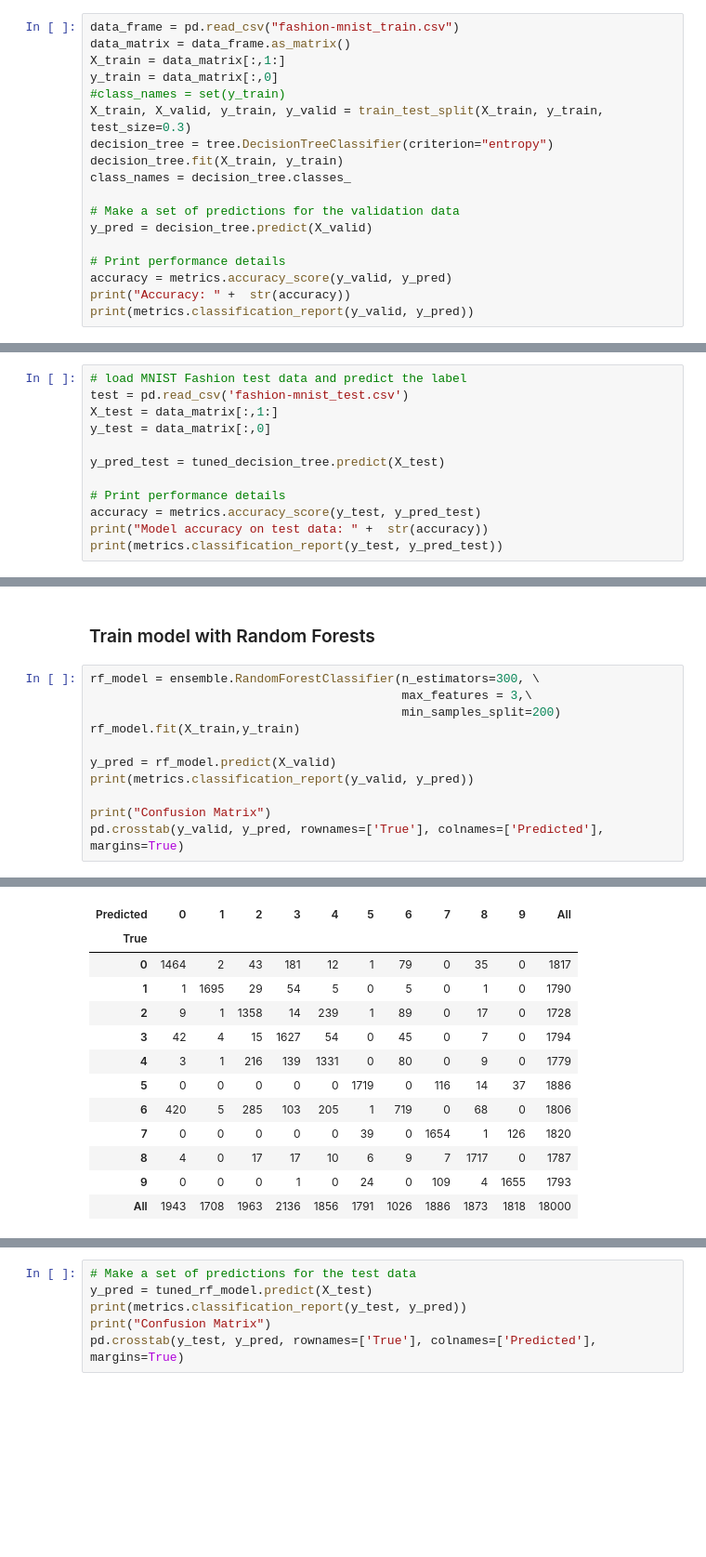
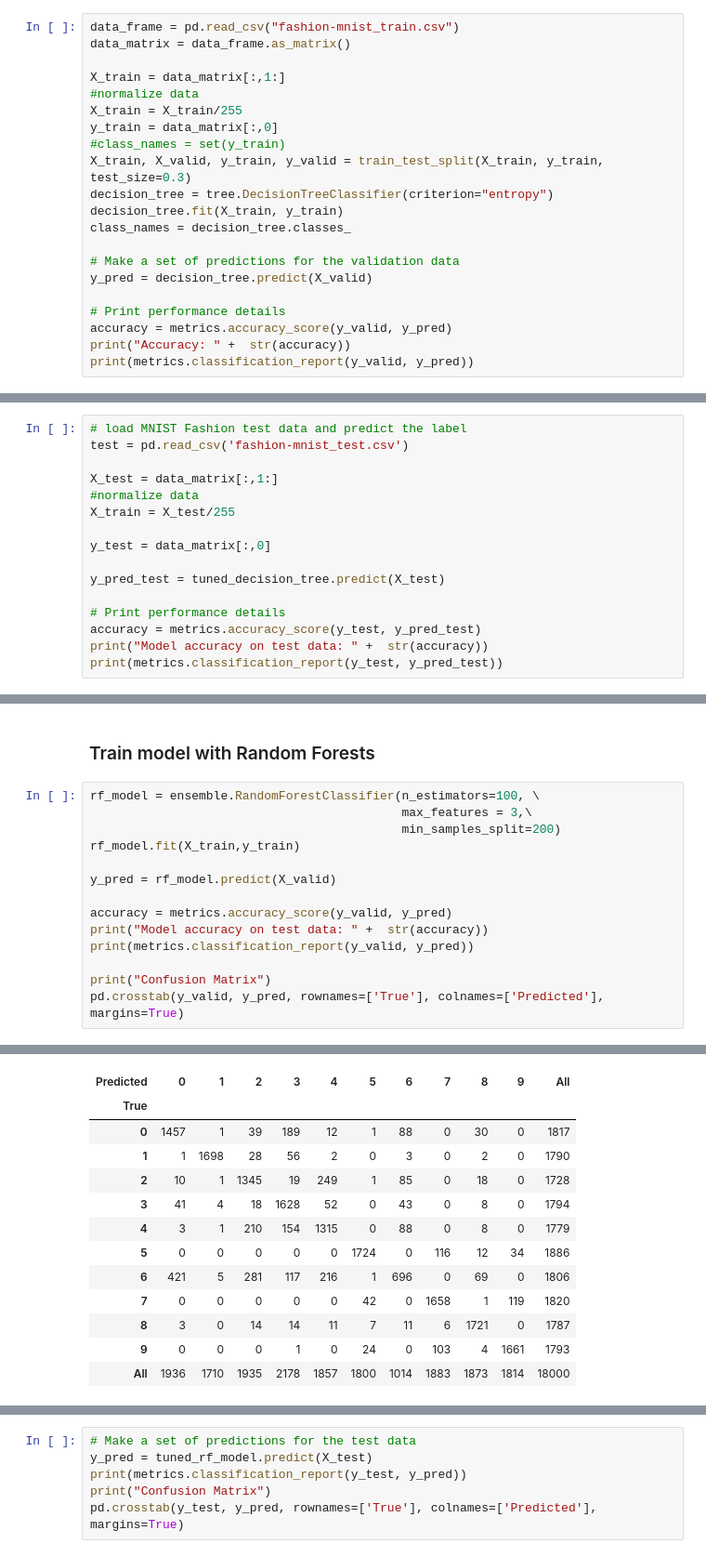
Before and after one commit to bhaveshkr/MNIST-Fashion-Classification, a Jupyter notebook: MNIST Fashion classification.ipynb, the cells around one changed output, grey strips where cells are left out. Shown at 93% size. Cells and saved outputs as stored; diff of their text form; blank space fills up the shorter version.

Commit message:
normalized data

```diff
--- a/MNIST Fashion classification.ipynb
+++ b/MNIST Fashion classification.ipynb
@@ -15,7 +15,10 @@ from sklearn import metrics
 # %%
 data_frame = pd.read_csv("fashion-mnist_train.csv")
 data_matrix = data_frame.as_matrix()
+
 X_train = data_matrix[:,1:]
+#normalize data
+X_train = X_train/255
 y_train = data_matrix[:,0]
 #class_names = set(y_train)
 X_train, X_valid, y_train, y_valid = train_test_split(X_train, y_train, test_size=0.3)
@@ -138,7 +125,11 @@ avg / total       0.81      0.81      0.81     18000
 # %%
 # load MNIST Fashion test data and predict the label
 test = pd.read_csv('fashion-mnist_test.csv')
+
 X_test = data_matrix[:,1:]
+#normalize data
+X_train = X_test/255
+
 y_test = data_matrix[:,0]
 
 y_pred_test = tuned_decision_tree.predict(X_test)
@@ -166,12 +157,15 @@ avg / total       0.85      0.85      0.84     60000
 # %% [markdown]
 ### Train model with Random Forests
 # %%
-rf_model = ensemble.RandomForestClassifier(n_estimators=300, \
+rf_model = ensemble.RandomForestClassifier(n_estimators=100, \
                                            max_features = 3,\
                                            min_samples_split=200)
 rf_model.fit(X_train,y_train)
 
 y_pred = rf_model.predict(X_valid)
+
+accuracy = metrics.accuracy_score(y_valid, y_pred)
+print("Model accuracy on test data: " +  str(accuracy))
 print(metrics.classification_report(y_valid, y_pred))
 
 print("Confusion Matrix")
@@ -192,20 +187,20 @@ pd.crosstab(y_valid, y_pred, rownames=['True'], colnames=['Predicted'], margins=
 
 avg / total       0.83      0.83      0.82     18000
 
 Confusion Matrix
 | Predicted | 0 | 1 | 2 | 3 | 4 | 5 | 6 | 7 | 8 | 9 | All |
 | True |  |  |  |  |  |  |  |  |  |  |  |
-| 0 | 1464 | 2 | 43 | 181 | 12 | 1 | 79 | 0 | 35 | 0 | 1817 |
-| 1 | 1 | 1695 | 29 | 54 | 5 | 0 | 5 | 0 | 1 | 0 | 1790 |
-| 2 | 9 | 1 | 1358 | 14 | 239 | 1 | 89 | 0 | 17 | 0 | 1728 |
-| 3 | 42 | 4 | 15 | 1627 | 54 | 0 | 45 | 0 | 7 | 0 | 1794 |
-| 4 | 3 | 1 | 216 | 139 | 1331 | 0 | 80 | 0 | 9 | 0 | 1779 |
-| 5 | 0 | 0 | 0 | 0 | 0 | 1719 | 0 | 116 | 14 | 37 | 1886 |
-| 6 | 420 | 5 | 285 | 103 | 205 | 1 | 719 | 0 | 68 | 0 | 1806 |
-| 7 | 0 | 0 | 0 | 0 | 0 | 39 | 0 | 1654 | 1 | 126 | 1820 |
-| 8 | 4 | 0 | 17 | 17 | 10 | 6 | 9 | 7 | 1717 | 0 | 1787 |
-| 9 | 0 | 0 | 0 | 1 | 0 | 24 | 0 | 109 | 4 | 1655 | 1793 |
-| All | 1943 | 1708 | 1963 | 2136 | 1856 | 1791 | 1026 | 1886 | 1873 | 1818 | 18000 |
+| 0 | 1457 | 1 | 39 | 189 | 12 | 1 | 88 | 0 | 30 | 0 | 1817 |
+| 1 | 1 | 1698 | 28 | 56 | 2 | 0 | 3 | 0 | 2 | 0 | 1790 |
+| 2 | 10 | 1 | 1345 | 19 | 249 | 1 | 85 | 0 | 18 | 0 | 1728 |
+| 3 | 41 | 4 | 18 | 1628 | 52 | 0 | 43 | 0 | 8 | 0 | 1794 |
+| 4 | 3 | 1 | 210 | 154 | 1315 | 0 | 88 | 0 | 8 | 0 | 1779 |
+| 5 | 0 | 0 | 0 | 0 | 0 | 1724 | 0 | 116 | 12 | 34 | 1886 |
+| 6 | 421 | 5 | 281 | 117 | 216 | 1 | 696 | 0 | 69 | 0 | 1806 |
+| 7 | 0 | 0 | 0 | 0 | 0 | 42 | 0 | 1658 | 1 | 119 | 1820 |
+| 8 | 3 | 0 | 14 | 14 | 11 | 7 | 11 | 6 | 1721 | 0 | 1787 |
+| 9 | 0 | 0 | 0 | 1 | 0 | 24 | 0 | 103 | 4 | 1661 | 1793 |
+| All | 1936 | 1710 | 1935 | 2178 | 1857 | 1800 | 1014 | 1883 | 1873 | 1814 | 18000 |
 # %%
 # Tuned Random Forests
 # Set up the parameter grid to search
```
Also changed, not shown: parts of 4 cells of this notebook.
